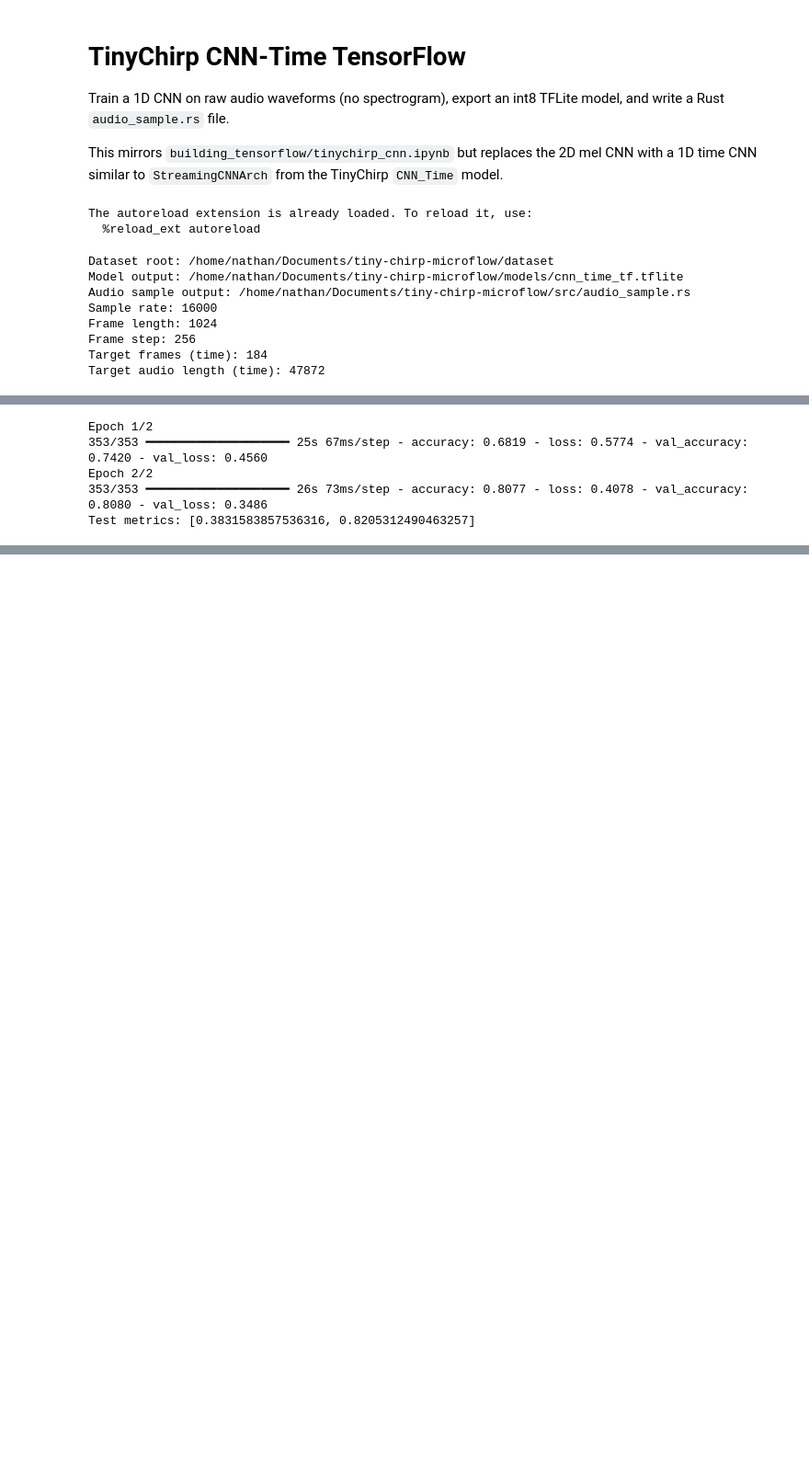
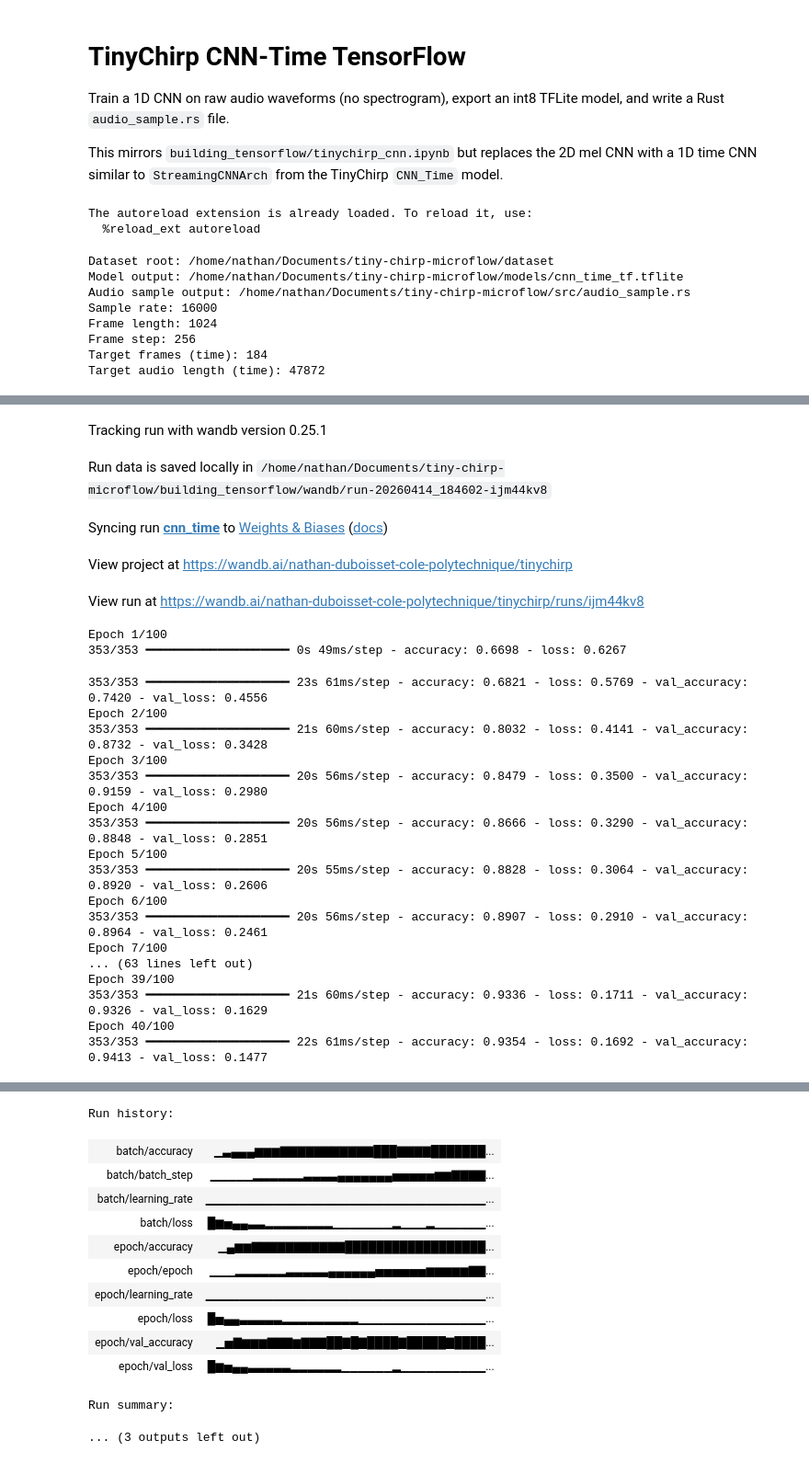
Before and after one commit to NathanDuboisset/tiny-chirp-microflow, a Jupyter notebook: building_tensorflow/cnn_time.ipynb, the cells around one changed output, grey strips where cells are left out. Shown at 92% size. Cells and saved outputs as stored; diff of their text form; code cells hidden in the pictures; blank space fills up the shorter version.

```diff
--- a/building_tensorflow/cnn_time.ipynb
+++ b/building_tensorflow/cnn_time.ipynb
@@ -133,17 +136,26 @@ Skipping registering GPU devices...
 # %%
+from building_tensorflow.utils import init_wandb, get_wandb_callbacks, finish_wandb
+
+init_wandb("cnn_time", config={
+    "conv1_filters": 4,
+    "conv2_filters": 8,
+    "kernel_size": 3,
+    "dense_units": 64,
+})
 
 history = model.fit(
     train_ds,
     validation_data=val_ds,
-    epochs=30,
+    epochs=100,
     validation_steps=50,
     callbacks=[
         keras.callbacks.EarlyStopping(
             monitor="val_loss",
             patience=5,
             restore_best_weights=True,
-        )
+        ),
+        *get_wandb_callbacks(),
     ],
 )
-print("Test metrics:", model.evaluate(test_ds, verbose=0, steps=50))
+finish_wandb()
 # %% [output]
@@ -150,5 +163,24 @@ print("Test metrics:", model.evaluate(test_ds, verbose=0, steps=50))
+Tracking run with wandb version 0.25.1
+Run data is saved locally in /home/nathan/Documents/tiny-chirp-microflow/building_tensorflow/wandb/run-20260414_184602-ijm44kv8
+Syncing run cnn_time to Weights & Biases (docs)
+View project at https://wandb.ai/nathan-duboisset-cole-polytechnique/tinychirp
+View run at https://wandb.ai/nathan-duboisset-cole-polytechnique/tinychirp/runs/ijm44kv8
-Epoch 1/2
-353/353 ━━━━━━━━━━━━━━━━━━━━ 25s 67ms/step - accuracy: 0.6819 - loss: 0.5774 - val_accuracy: 0.7420 - val_loss: 0.4560
-Epoch 2/2
-353/353 ━━━━━━━━━━━━━━━━━━━━ 26s 73ms/step - accuracy: 0.8077 - loss: 0.4078 - val_accuracy: 0.8080 - val_loss: 0.3486
-Test metrics: [0.3831583857536316, 0.8205312490463257]
+Epoch 1/100
+353/353 ━━━━━━━━━━━━━━━━━━━━ 0s 49ms/step - accuracy: 0.6698 - loss: 0.6267
+353/353 ━━━━━━━━━━━━━━━━━━━━ 23s 61ms/step - accuracy: 0.6821 - loss: 0.5769 - val_accuracy: 0.7420 - val_loss: 0.4556
+Epoch 2/100
+353/353 ━━━━━━━━━━━━━━━━━━━━ 21s 60ms/step - accuracy: 0.8032 - loss: 0.4141 - val_accuracy: 0.8732 - val_loss: 0.3428
+Epoch 3/100
+353/353 ━━━━━━━━━━━━━━━━━━━━ 20s 56ms/step - accuracy: 0.8479 - loss: 0.3500 - val_accuracy: 0.9159 - val_loss: 0.2980
+Epoch 4/100
+353/353 ━━━━━━━━━━━━━━━━━━━━ 20s 56ms/step - accuracy: 0.8666 - loss: 0.3290 - val_accuracy: 0.8848 - val_loss: 0.2851
+Epoch 5/100
+353/353 ━━━━━━━━━━━━━━━━━━━━ 20s 55ms/step - accuracy: 0.8828 - loss: 0.3064 - val_accuracy: 0.8920 - val_loss: 0.2606
+Epoch 6/100
+353/353 ━━━━━━━━━━━━━━━━━━━━ 20s 56ms/step - accuracy: 0.8907 - loss: 0.2910 - val_accuracy: 0.8964 - val_loss: 0.2461
+Epoch 7/100
+... (63 lines left out)
+Epoch 39/100
+353/353 ━━━━━━━━━━━━━━━━━━━━ 21s 60ms/step - accuracy: 0.9336 - loss: 0.1711 - val_accuracy: 0.9326 - val_loss: 0.1629
+Epoch 40/100
+353/353 ━━━━━━━━━━━━━━━━━━━━ 22s 61ms/step - accuracy: 0.9354 - loss: 0.1692 - val_accuracy: 0.9413 - val_loss: 0.1477
@@ -154,0 +188,13 @@ Test metrics: [0.3831583857536316, 0.8205312490463257]
+Run history:
+| batch/accuracy | ▁▃▄▄▄▆▆▆▇▇▇▇▇▇▇▇▇▇▇███▇▇▇▇███████... |
+| batch/batch_step | ▁▁▁▁▁▂▂▂▂▂▂▃▃▃▃▄▄▄▄▄▄▄▅▅▅▅▅▆▆▇▇▇▇... |
+| batch/learning_rate | ▁▁▁▁▁▁▁▁▁▁▁▁▁▁▁▁▁▁▁▁▁▁▁▁▁▁▁▁▁▁▁▁▁... |
+| batch/loss | █▆▅▄▄▃▃▂▂▂▂▂▂▂▂▁▁▁▁▁▁▁▂▁▁▁▂▁▁▁▁▁▁... |
+| epoch/accuracy | ▁▄▆▆▇▇▇▇▇▇▇▇▇▇▇██████████████████... |
+| epoch/epoch | ▁▁▁▂▂▂▂▂▂▃▃▃▃▃▄▄▄▄▄▄▅▅▅▅▅▅▆▆▆▆▆▇▇... |
+| epoch/learning_rate | ▁▁▁▁▁▁▁▁▁▁▁▁▁▁▁▁▁▁▁▁▁▁▁▁▁▁▁▁▁▁▁▁▁... |
+| epoch/loss | █▅▄▄▃▃▃▃▃▂▂▂▂▂▂▂▂▂▁▁▁▁▁▁▁▁▁▁▁▁▁▁▁... |
+| epoch/val_accuracy | ▁▅▇▆▆▆▇▇▇▆▇▇▇██▇█▇████▇█████▇████... |
+| epoch/val_loss | █▆▅▄▄▃▃▃▃▃▂▂▂▂▂▂▁▁▁▁▁▁▂▁▁▁▁▁▁▁▁▁▁... |
+Run summary:
+... (3 outputs left out)
```
Also changed, not shown: parts of 6 cells of this notebook, 10 other files.
